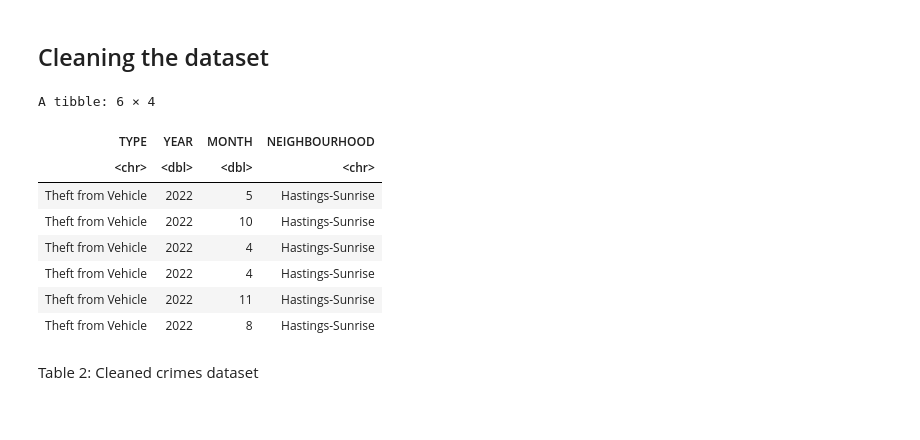
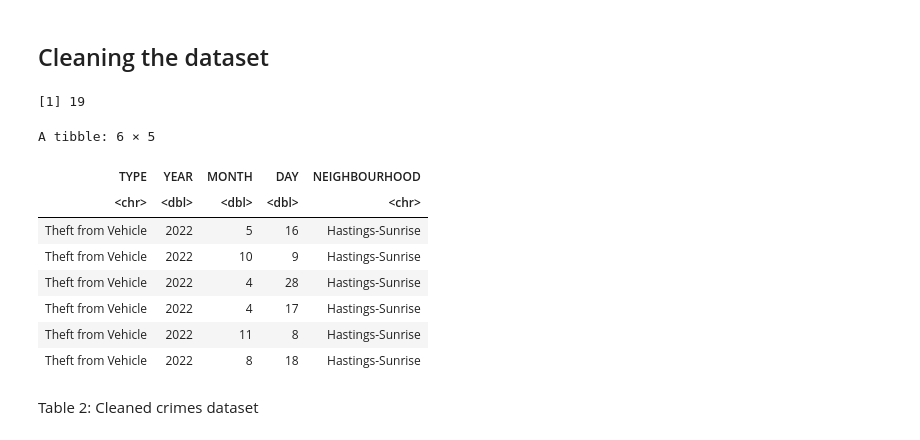
Before and after one commit to Carson-Lu/stat201project-Group27, a Jupyter notebook: proposal.ipynb, the cells around one changed output. Drawn from its saved outputs; the diff is of its cells as text; code cells hidden in the pictures.

```diff
--- a/proposal.ipynb
+++ b/proposal.ipynb
@@ -99,20 +99,32 @@ Table 1: combined crimes dataset
 # %%
 # removing unwanted columns from the dataset
 crimes_cleaned <-  crimes |>
-    select(TYPE, YEAR, MONTH, NEIGHBOURHOOD) |>
+    select(TYPE, YEAR, MONTH, DAY, NEIGHBOURHOOD) |>
     filter(!is.na(TYPE))
 
+# Checking the max day in July 2023
+crimes_cleaned |>
+    filter(YEAR == 2023 & MONTH == 7) |>
+    select(DAY) |>
+    pull() |>
+    max()
+
+# Since the most recent date in July was the 19th, it is probably not complete so we can leave that out
+crimes_cleaned <- crimes_cleaned |>
+    filter(YEAR != 2023 | MONTH != 7)
+
 head(crimes_cleaned)
 # %% [output]
-A tibble: 6 × 4
+[1] 19
+A tibble: 6 × 5
-| TYPE | YEAR | MONTH | NEIGHBOURHOOD |
-| <chr> | <dbl> | <dbl> | <chr> |
-| Theft from Vehicle | 2022 | 5 | Hastings-Sunrise |
-| Theft from Vehicle | 2022 | 10 | Hastings-Sunrise |
-| Theft from Vehicle | 2022 | 4 | Hastings-Sunrise |
-| Theft from Vehicle | 2022 | 4 | Hastings-Sunrise |
-| Theft from Vehicle | 2022 | 11 | Hastings-Sunrise |
-| Theft from Vehicle | 2022 | 8 | Hastings-Sunrise |
+| TYPE | YEAR | MONTH | DAY | NEIGHBOURHOOD |
+| <chr> | <dbl> | <dbl> | <dbl> | <chr> |
+| Theft from Vehicle | 2022 | 5 | 16 | Hastings-Sunrise |
+| Theft from Vehicle | 2022 | 10 | 9 | Hastings-Sunrise |
+| Theft from Vehicle | 2022 | 4 | 28 | Hastings-Sunrise |
+| Theft from Vehicle | 2022 | 4 | 17 | Hastings-Sunrise |
+| Theft from Vehicle | 2022 | 11 | 8 | Hastings-Sunrise |
+| Theft from Vehicle | 2022 | 8 | 18 | Hastings-Sunrise |
 # %% [markdown]
 Table 2: Cleaned crimes dataset
 # %% [markdown]
```
Also changed, not shown: parts of 7 cells of this notebook.
